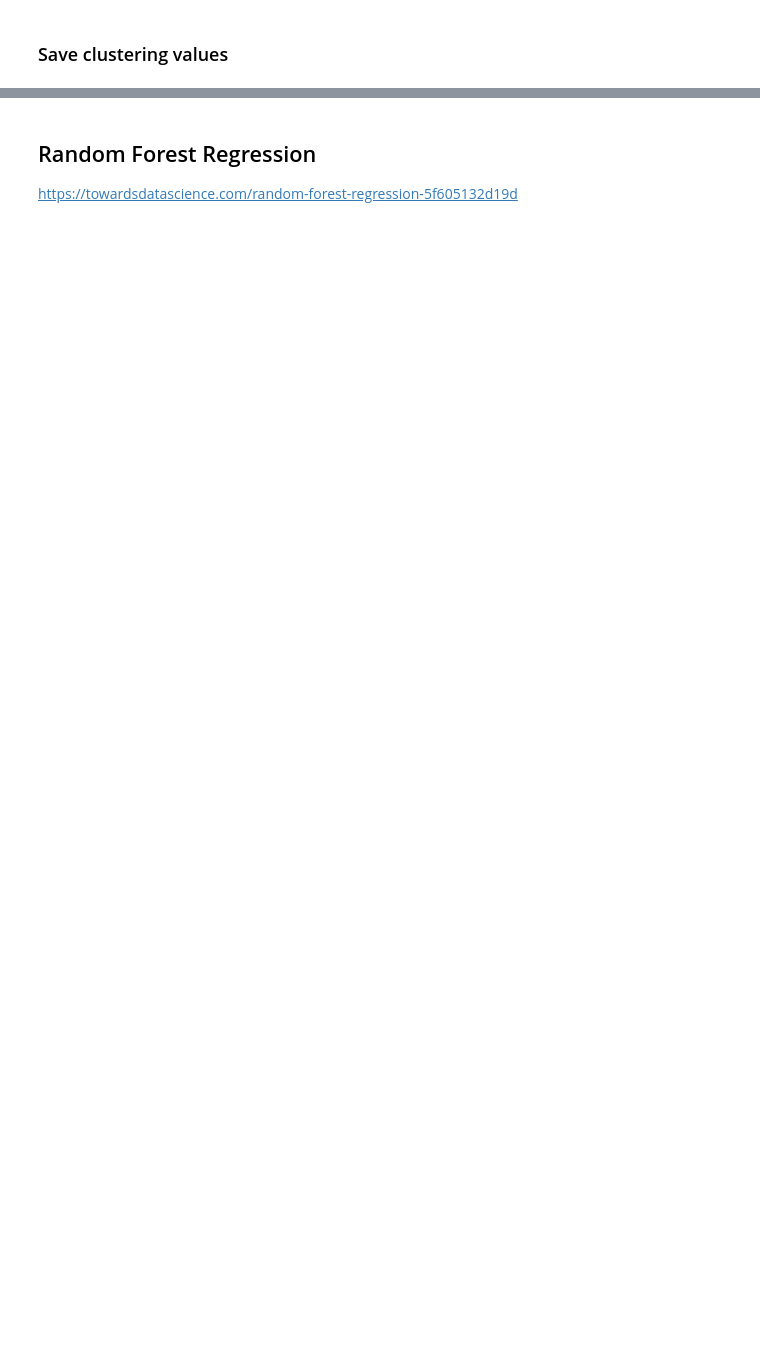
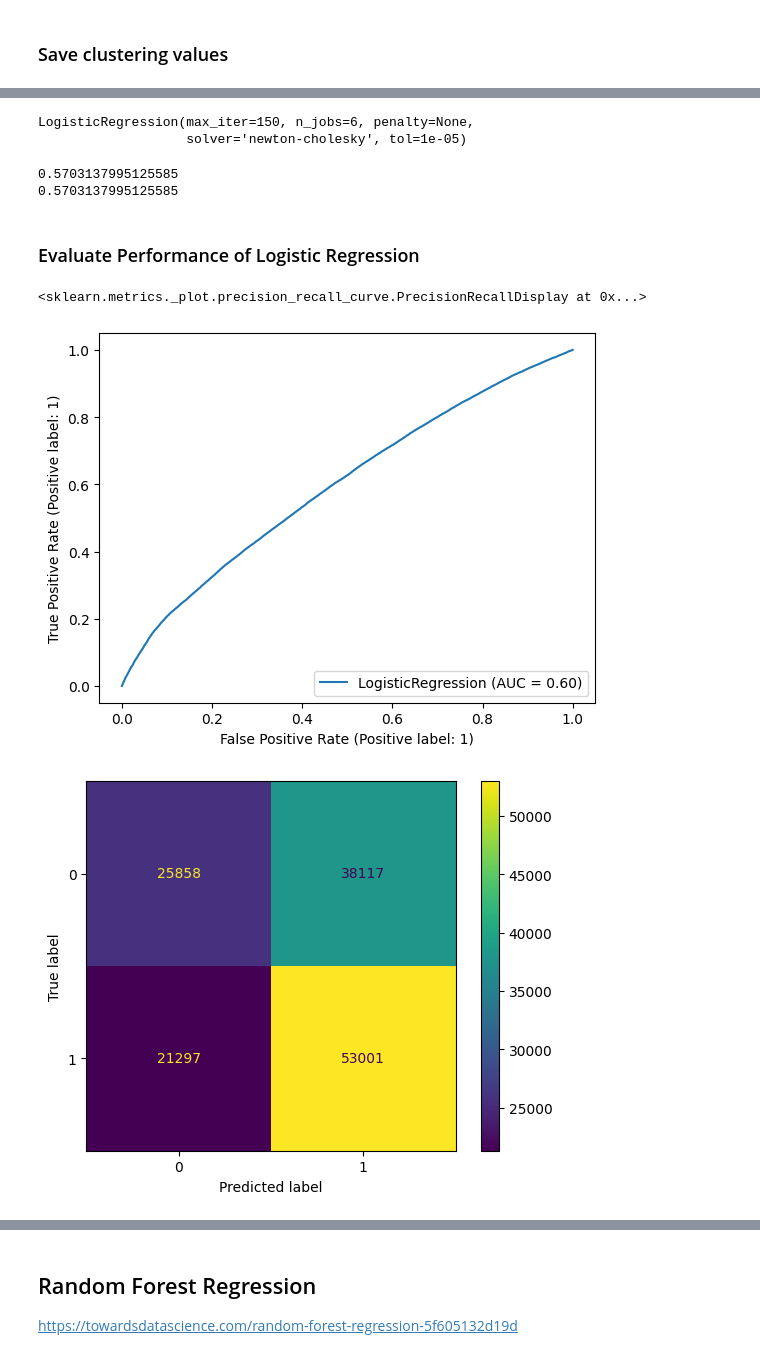
Before and after one commit to CUBoulder-DS/CSCI-5502-Final-Report, a Jupyter notebook: src/Fitmodels_Analysis_Testing.ipynb, the cells around one changed output, grey strips where cells are left out. Drawn from its saved outputs; the diff is of its cells as text; code cells hidden in the pictures; blank space fills up the shorter version.

Commit message:
Run a bunch of supervised learning models

```diff
--- a/src/Fitmodels_Analysis_Testing.ipynb
+++ b/src/Fitmodels_Analysis_Testing.ipynb
@@ -209,0 +232,8 @@ df_cluster.to_csv(os.path.join(data_dir, "Output", "cluster_results.csv"))
+# %%
+df_total["Category1"] = df_total["Category1"].astype("category").cat.set_categories(["Geometry and Measure", "Algebra", "Number"], ordered=True)
+df_rand = df_total[~df_total["Clusters_K"].isna()][["Category1", "Clusters_K"]]
+
+r1 = metrics.rand_score(df_rand["Category1"].cat.codes, df_rand["Clusters_K"])
+r2 = metrics.adjusted_rand_score(df_rand["Category1"].cat.codes, df_rand["Clusters_K"])
+
+print(f"Clustering Rand score: {r1} \t adjusted rand score: {r2}")
@@ -218,0 +248,20 @@ Use FAMD to decompose categoricals into numerical values
+# %%
+def minmaxnorm(col):
+    return (col - col.min())/(col.max()-col.min())
+
+## Make DF for use with supervised learning models
+cat_cols = ["Gender",  "Age", "Category1"]
+scale_cols = ["QuestionId", "UserId", "GroupId", "QuizId", "DateAnswered"]
+reg_cols = cat_cols + scale_cols + ["Confidence", "PremiumPupil", "IsCorrect"]
+df_reg = df_total[reg_cols].fillna(0).astype({c:"category" for c in cat_cols})
+df_reg.DateAnswered = df_reg.DateAnswered.dt.strftime("%Y%m%d").astype(int)
+# Min-max normalization
+for c in scale_cols:
+    df_reg[c] = minmaxnorm(df_reg[c])
+df_reg = pd.get_dummies(df_reg, columns=cat_cols , dtype=int)
+# Move target column to end
+cols = list(df_reg.columns)
+cols.append(cols.pop(7))
+df_reg = df_reg[cols]
+
+reg_train, reg_test = train_test_split(df_reg, train_size=0.9, random_state=42, stratify=df_reg["IsCorrect"])
@@ -218,0 +287,25 @@ Use FAMD to decompose categoricals into numerical values
+# %%
+# df_reg.iloc[:, :-1]
+reg = LogisticRegression(penalty=None, solver="newton-cholesky", max_iter=150, n_jobs=6, tol=0.00001)
+reg.fit(X=reg_train.iloc[:, :-1], y=reg_train["IsCorrect"])
+# %% [output]
+LogisticRegression(max_iter=150, n_jobs=6, penalty=None,
+                   solver='newton-cholesky', tol=1e-05)
+# %%
+print(reg.score(reg_test.iloc[:, :-1], reg_test["IsCorrect"]))
+# reg.get_params(deep=True)
+score = reg.predict(reg_test.iloc[:, :-1])
+print(sum(score == reg_test["IsCorrect"])/len(score))
+# %% [output]
+0.5703137995125585
+0.5703137995125585
+# %% [markdown]
+### Evaluate Performance of Logistic Regression
+# %%
+RocCurveDisplay.from_estimator(reg, reg_test.iloc[:, :-1], reg_test["IsCorrect"])
+ConfusionMatrixDisplay.from_estimator(reg, reg_test.iloc[:, :-1], reg_test["IsCorrect"])
+PrecisionRecallDisplay.from_estimator(reg, reg_test.iloc[:, :-1], reg_test["IsCorrect"])
+# %% [output]
+<sklearn.metrics._plot.precision_recall_curve.PrecisionRecallDisplay at 0x...>
+[figure, added]
+[figure, added]
```
Also changed, not shown: parts of 25 cells of this notebook, 1 other file.
